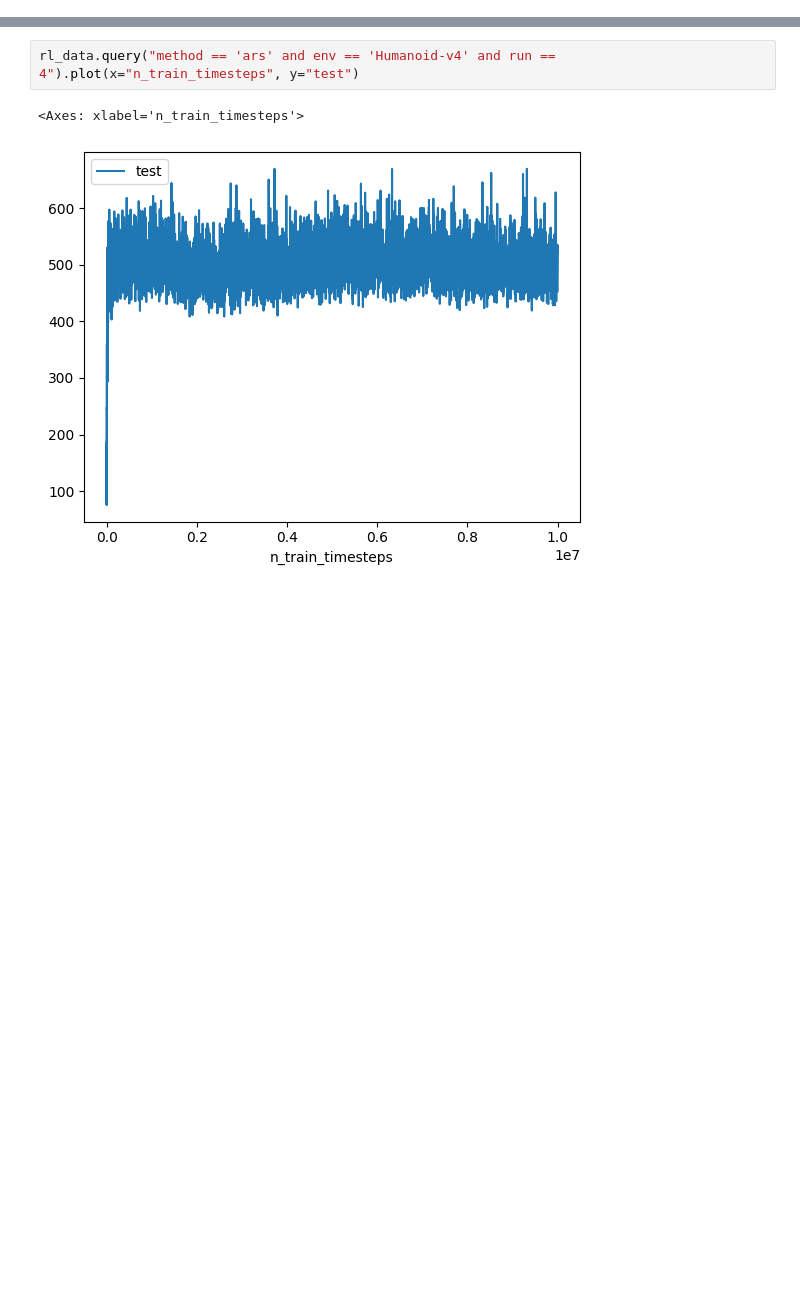
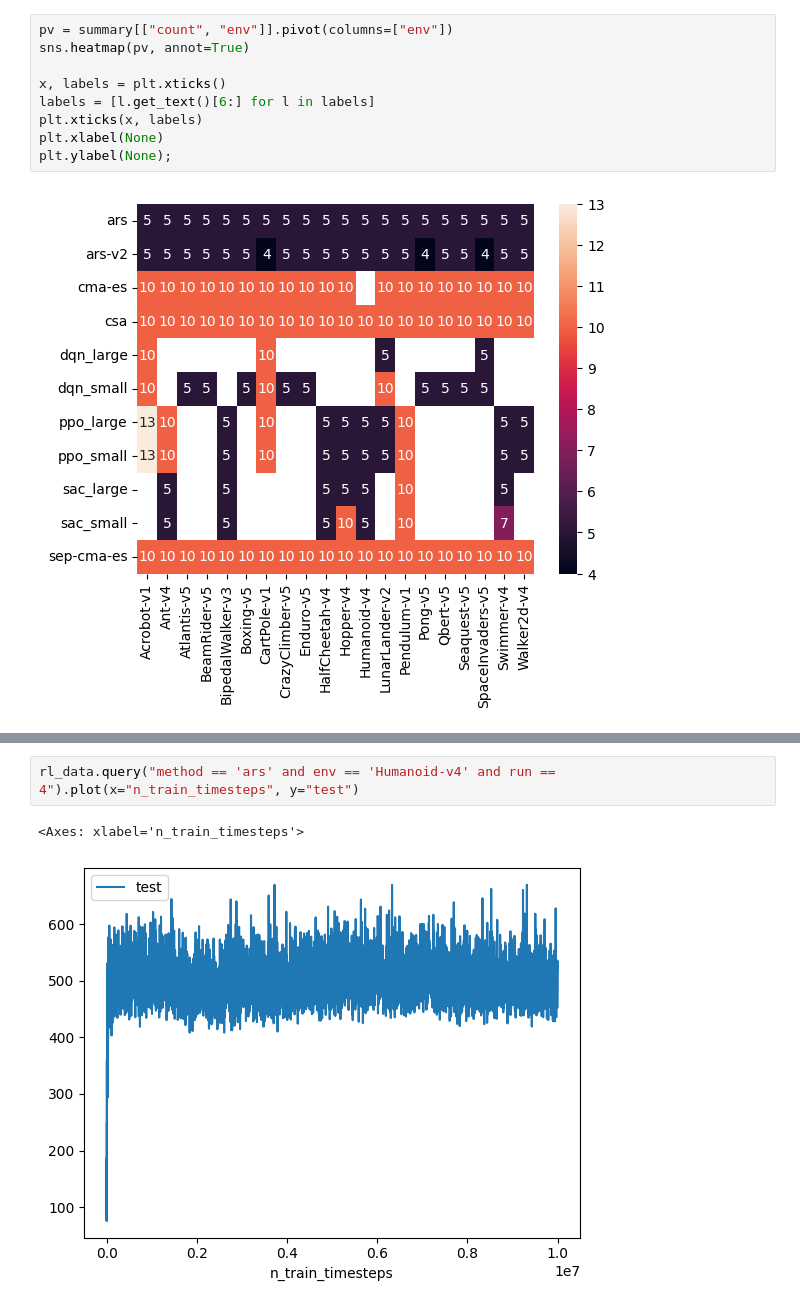
Before and after one commit to jacobdenobel/rl-es, a Jupyter notebook: notebooks/paper_plots.ipynb, the cells around one changed output, grey strips where cells are left out. Saved outputs shown, nothing was run; the diff lists cells and outputs as text; blank space fills up the shorter version.

```diff
--- a/notebooks/paper_plots.ipynb
+++ b/notebooks/paper_plots.ipynb
@@ -166,3 +165,14 @@ for ax in axes.ravel()[-3:]:
 plt.savefig("../figures/all_envs2.pdf")
 # %% [output]
 [figure]
+# %%
+pv = summary[["count", "env"]].pivot(columns=["env"])
+sns.heatmap(pv, annot=True)
+
+x, labels = plt.xticks()
+labels = [l.get_text()[6:] for l in labels]
+plt.xticks(x, labels)
+plt.xlabel(None)
+plt.ylabel(None);
+# %% [output]
+[figure, added]
```
Also changed, not shown: parts of 5 cells of this notebook, 7 other files.
